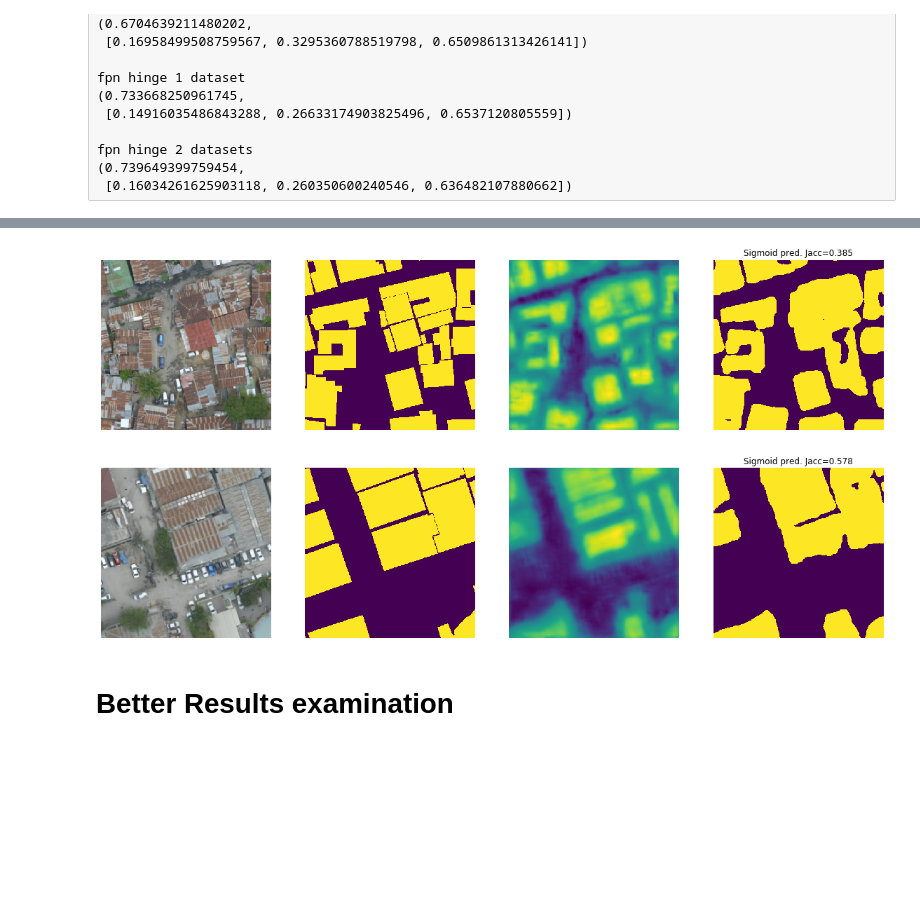
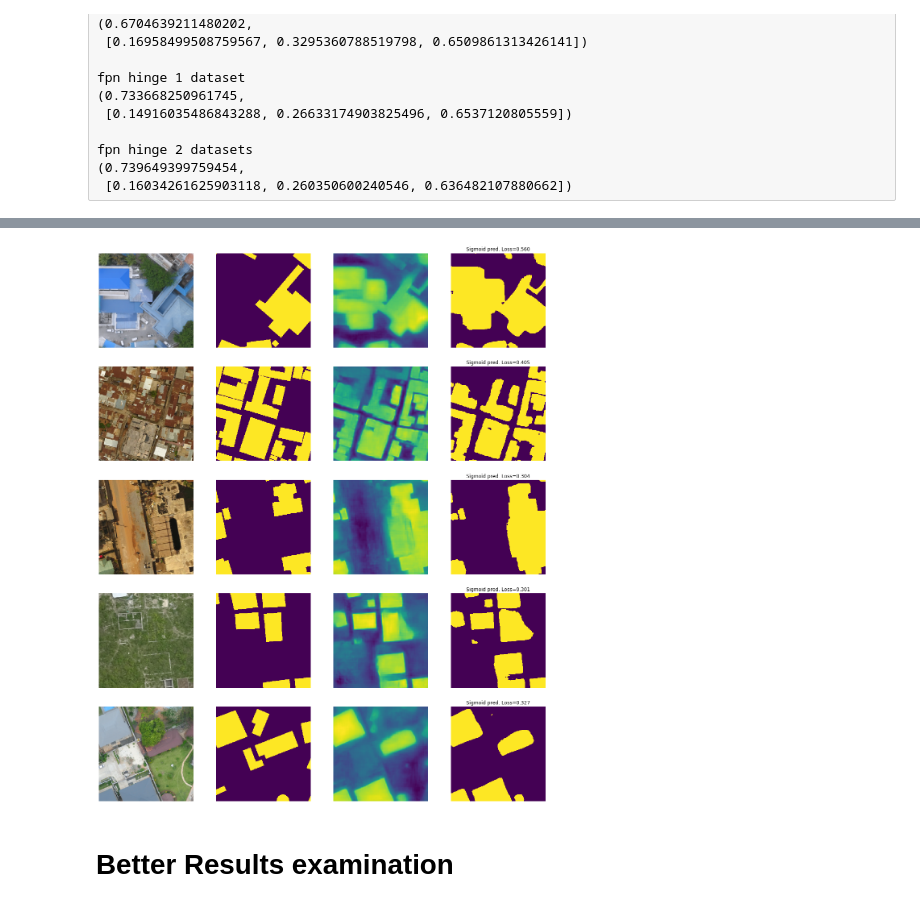
Before and after one commit to bonlime/opencities, a Jupyter notebook: 2. Model Training.ipynb, the cells around one changed output, grey strips where cells are left out. Drawn from its saved outputs; the diff is of its cells as text; code cells hidden in the pictures; blank space fills up the shorter version.

```diff
--- a/2. Model Training.ipynb
+++ b/2. Model Training.ipynb
@@ -420,7 +422,7 @@ len(pred_saver.worst_preds), len(pred_saver.best_preds)
 # %%
 # Worst predictions
-N_ROW = 2
-fig, axes = plt.subplots(N_ROW, 4, figsize=(20, 10))
+N_ROW = 5
+fig, axes = plt.subplots(N_ROW, 4, figsize=(20, 5 * N_ROW))
 for i in axes:
     for j in i:
         j.axis('off')
@@ -434,5 +436,5 @@ for i in range(N_ROW):
     axes[i][2].imshow(pred)
     axes[i][3].imshow(sigmoid(pred_saver.worst_preds[N]) > 0.5)
 #     axes[i][3].imshow(pred_saver.worst_preds[N] > 0.5)
-    axes[i][3].set_title(f"Sigmoid pred. Jacc={pred_saver.worst_metric[N]:.03f}")
+    axes[i][3].set_title(f"Sigmoid pred. Loss={pred_saver.worst_metric[N]:.03f}")
 # %% [output]
@@ -440,22 +442,22 @@ for i in range(N_ROW):
 # %%
 # Best predictions
-N_ROW = 2
-fig, axes = plt.subplots(N_ROW, 4, figsize=(20, 10))
+N_ROW = 5
+fig, axes = plt.subplots(N_ROW, 4, figsize=(20, 5 * N_ROW))
 for i in axes:
     for j in i:
         j.axis('off')
 for i in range(N_ROW):
     N = np.random.randint(0, len(pred_saver.best_preds))
     img = pred_saver.best_img[N] * (0.229, 0.224, 0.225) + (0.485, 0.456, 0.406)
     img = (img * 255).astype(np.uint8)
     pred = pred_saver.best_preds[N]
     axes[i][0].imshow(img)
     axes[i][1].imshow(pred_saver.best_target[N][2])
     axes[i][2].imshow(pred)
     axes[i][3].imshow(sigmoid(pred_saver.best_preds[N]) > 0.5)
-    axes[i][3].set_title(f"Sigmoid pred. Jacc={pred_saver.best_metric[N]:.03f}")
+    axes[i][3].set_title(f"Sigmoid pred. Loss={pred_saver.best_metric[N]:.03f}")
 # %% [output]
-[figure, old version]
+[figure, new version]
 # %% [markdown]
 # Better Results examination
 # %%
```
Also changed, not shown: parts of 10 cells of this notebook, 6 other files.
